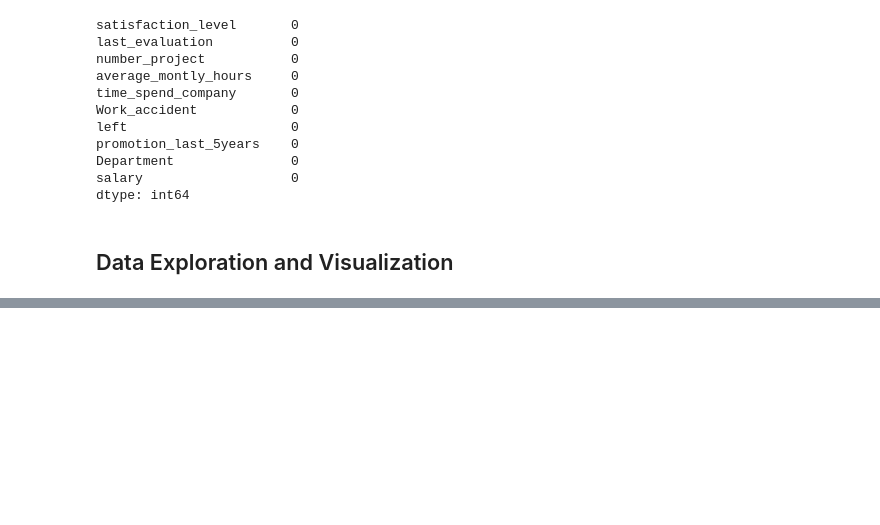
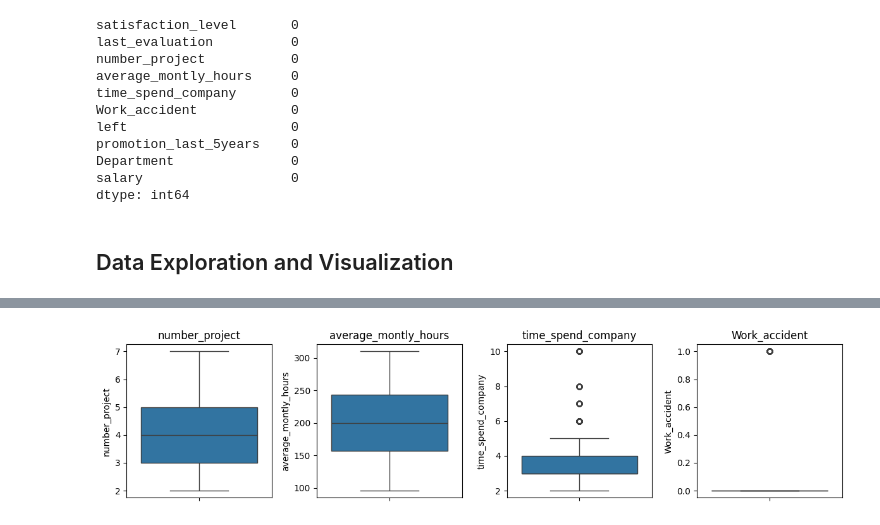
Before and after one commit to Chartreuse373/Employee-Attrition-Random-Forest, a Jupyter notebook: random_forest.ipynb, the cells around one changed output, grey strips where cells are left out. Cells and saved outputs as stored; diff of their text form; code cells hidden in the pictures; blank space fills up the shorter version.

```diff
--- a/random_forest.ipynb
+++ b/random_forest.ipynb
@@ -89,0 +138,11 @@ dtype: int64
+# %%
+num_col_list = ['number_project', 'average_montly_hours', 'time_spend_company', 'Work_accident', 'promotion_last_5years', 'satisfaction_level', 'last_evaluation']
+# %%
+fig, axes = plt.subplots(ncols = 4, figsize = (12, 3))
+for column, axis in zip(num_col_list[:4], axes):
+    sns.boxplot(data = emp_data1[column], ax = axis)
+    axis.set_title(column)
+plt.tight_layout()
+plt.show()
+# %% [output]
+[figure, added]
```
Also changed, not shown: parts of 13 cells of this notebook.
